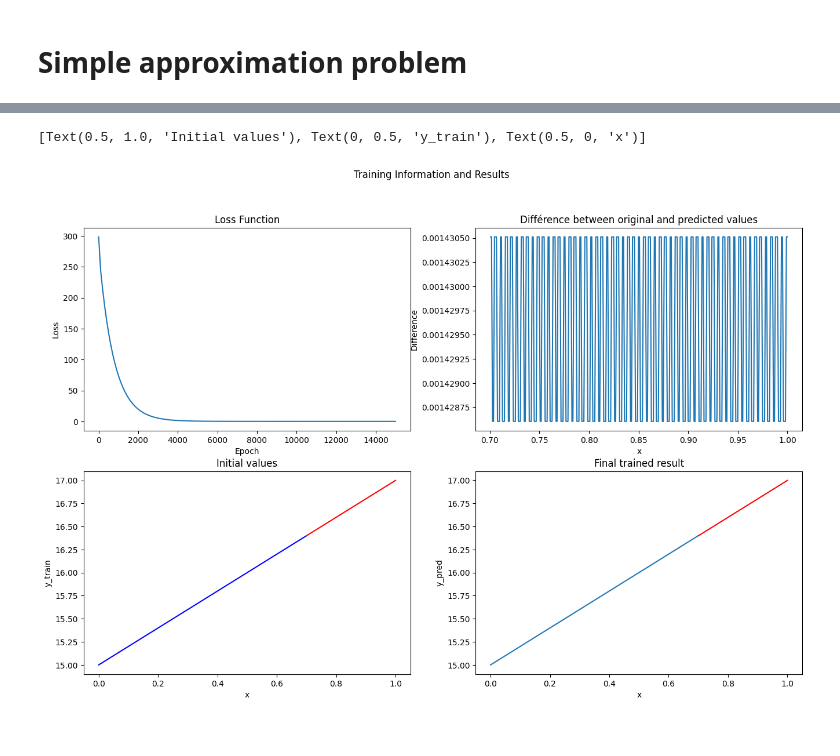
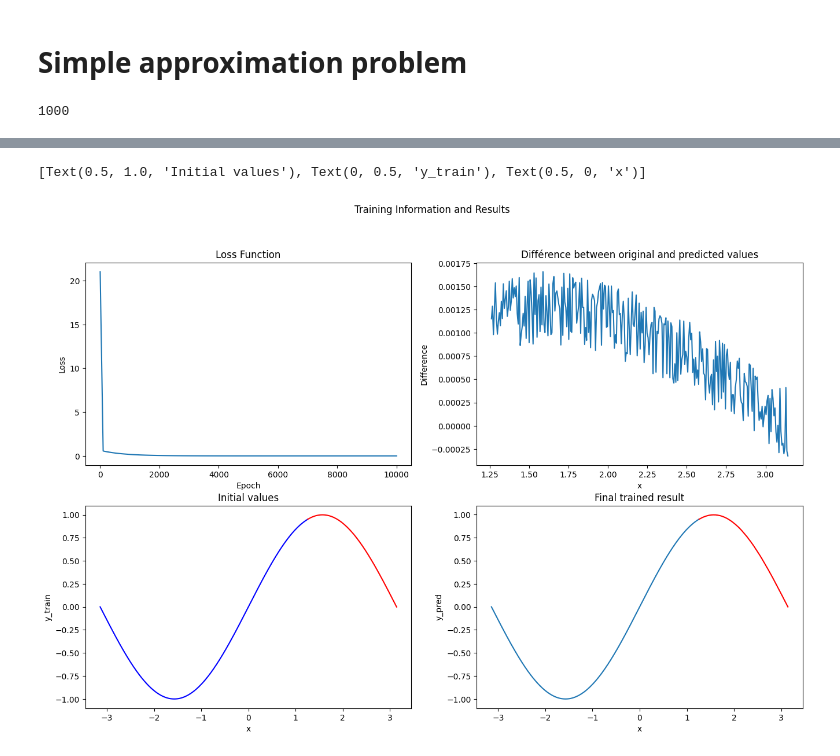
Before and after one commit to QuentinPerret/IAStockForeCaster, a Jupyter notebook: learningTorch.ipynb, the cells around one changed output, grey strips where cells are left out. Saved outputs shown, nothing was run; the diff lists cells and outputs as text; code cells hidden in the pictures.

```diff
--- a/learningTorch.ipynb
+++ b/learningTorch.ipynb
@@ -15,9 +15,13 @@ data = pd.DataFrame({'target' : [], 'data' : []})
 data.target = a * x + b
 data.data = a * x + b + np.random.randn(1000) * eps
 
-#data.target = np.sin(x)
+x = np.linspace(-np.pi,np.pi,1000)
+data.target = np.sin(x)
 
 X , y = data.data , data.target
+print(len(data.target))
+# %% [output]
+1000
 # %%
 import copy
 import tqdm
@@ -60,7 +64,7 @@ loss_function = nn.MSELoss()
 optimizer = torch.optim.SGD(model.parameters(), lr=learning_rate)
 
 # training parameters
-n_epochs = 15000   # number of epochs to run
+n_epochs = 10000   # number of epochs to run
 batch_size = 10  # size of each batch
 batch_start = torch.arange(0, len(X_train), batch_size)
 
@@ -137,2 +141,2 @@ Training finished. Final loss: 0.000002
 [Text(0.5, 1.0, 'Initial values'), Text(0, 0.5, 'y_train'), Text(0.5, 0, 'x')]
-[figure, old version]
+[figure, new version]
```
Also changed, not shown: parts of 1 cell of this notebook.
